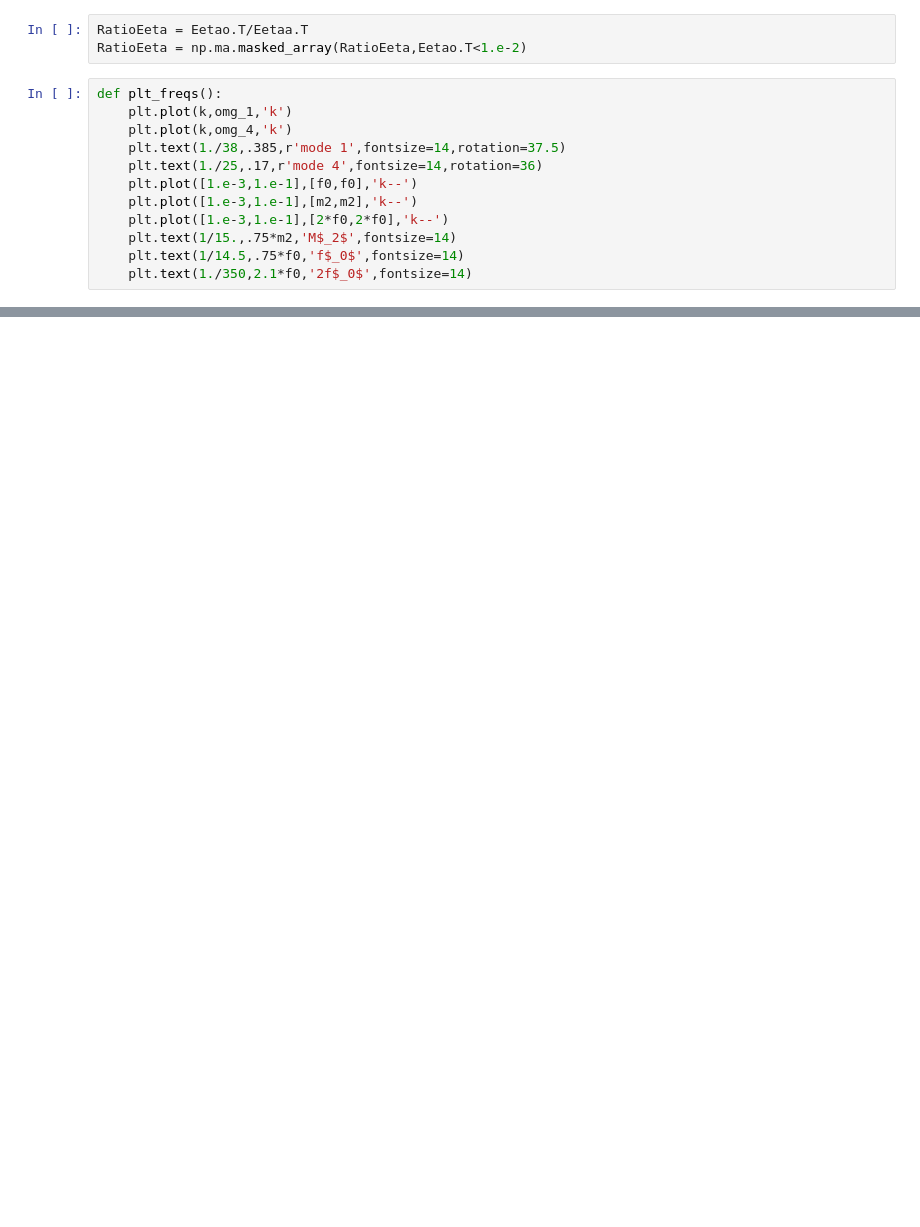
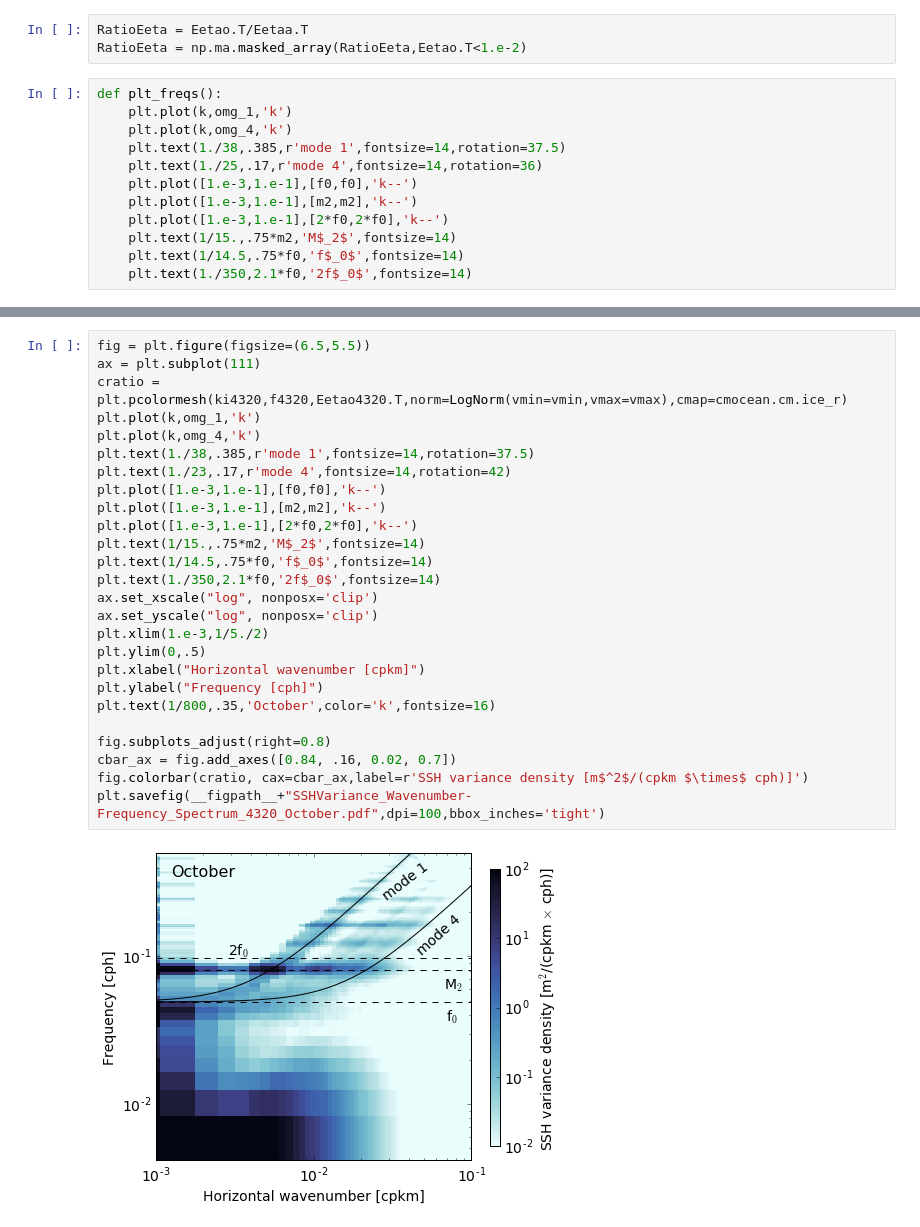
Before and after one commit to cesar-rocha/UpperOceanSeasonality, a Jupyter notebook: notebooks/WavenumberFrequencySpec.ipynb, the cells around one changed output, grey strips where cells are left out. Drawn from its saved outputs; the diff is of its cells as text; blank space fills up the shorter version.

```diff
--- a/notebooks/WavenumberFrequencySpec.ipynb
+++ b/notebooks/WavenumberFrequencySpec.ipynb
@@ -181,0 +253,28 @@ plt.savefig(__figpath__+"SSHVariance_Wavenumber-Frequency_Spectrum_frame.pdf",dp
+# %%
+fig = plt.figure(figsize=(6.5,5.5))
+ax = plt.subplot(111)
+cratio = plt.pcolormesh(ki4320,f4320,Eetao4320.T,norm=LogNorm(vmin=vmin,vmax=vmax),cmap=cmocean.cm.ice_r)
+plt.plot(k,omg_1,'k')
+plt.plot(k,omg_4,'k')
+plt.text(1./38,.385,r'mode 1',fontsize=14,rotation=37.5)
+plt.text(1./23,.17,r'mode 4',fontsize=14,rotation=42)
+plt.plot([1.e-3,1.e-1],[f0,f0],'k--')
+plt.plot([1.e-3,1.e-1],[m2,m2],'k--')
+plt.plot([1.e-3,1.e-1],[2*f0,2*f0],'k--')
+plt.text(1/15.,.75*m2,'M$_2$',fontsize=14)
+plt.text(1/14.5,.75*f0,'f$_0$',fontsize=14)
+plt.text(1./350,2.1*f0,'2f$_0$',fontsize=14)
+ax.set_xscale("log", nonposx='clip')
+ax.set_yscale("log", nonposx='clip')
+plt.xlim(1.e-3,1/5./2)
+plt.ylim(0,.5)
+plt.xlabel("Horizontal wavenumber [cpkm]")
+plt.ylabel("Frequency [cph]")
+plt.text(1/800,.35,'October',color='k',fontsize=16)
+
+fig.subplots_adjust(right=0.8)
+cbar_ax = fig.add_axes([0.84, .16, 0.02, 0.7])
+fig.colorbar(cratio, cax=cbar_ax,label=r'SSH variance density [m$^2$/(cpkm $\times$ cph)]')
+plt.savefig(__figpath__+"SSHVariance_Wavenumber-Frequency_Spectrum_4320_October.pdf",dpi=100,bbox_inches='tight')
+# %% [output]
+[figure, added]
```
Also changed, not shown: parts of 13 cells of this notebook.
